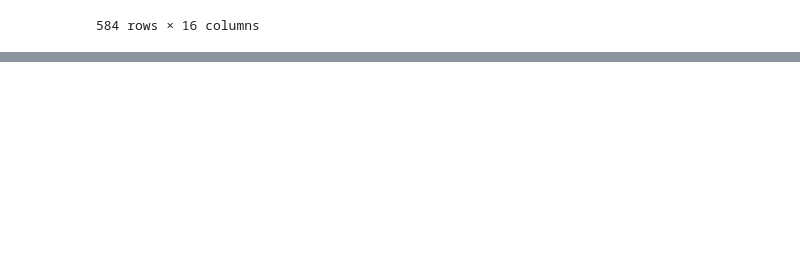
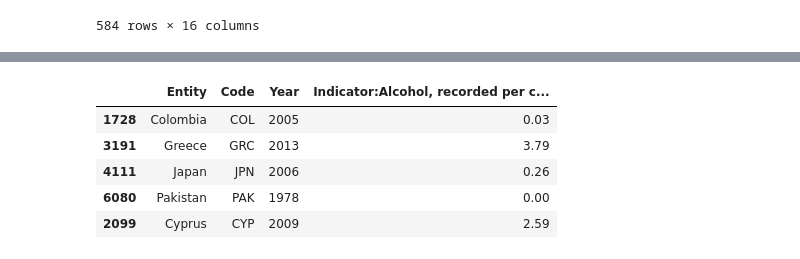
Before and after one commit to flimao/drinking-dashboard, a Jupyter notebook: exploracao_dados.ipynb, the cells around one changed output, grey strips where cells are left out. Cells and saved outputs as stored; diff of their text form; code cells hidden in the pictures; blank space fills up the shorter version.

```diff
--- a/exploracao_dados.ipynb
+++ b/exploracao_dados.ipynb
@@ -261,0 +237,10 @@ set(dfdrinks.country) - set(dfle.reset_index().CountryDisplay)
+# %%
+dfwine_raw = pd.read_csv('wine-consumption-per-person.csv')
+dfwine_raw.sample(5)
+# %% [output]
+|  | Entity | Code | Year | Indicator:Alcohol, recorded per c... |
+| 1728 | Colombia | COL | 2005 | 0.03 |
+| 3191 | Greece | GRC | 2013 | 3.79 |
+| 4111 | Japan | JPN | 2006 | 0.26 |
+| 6080 | Pakistan | PAK | 1978 | 0.00 |
+| 2099 | Cyprus | CYP | 2009 | 2.59 |
```
Also changed, not shown: parts of 9 cells of this notebook.
